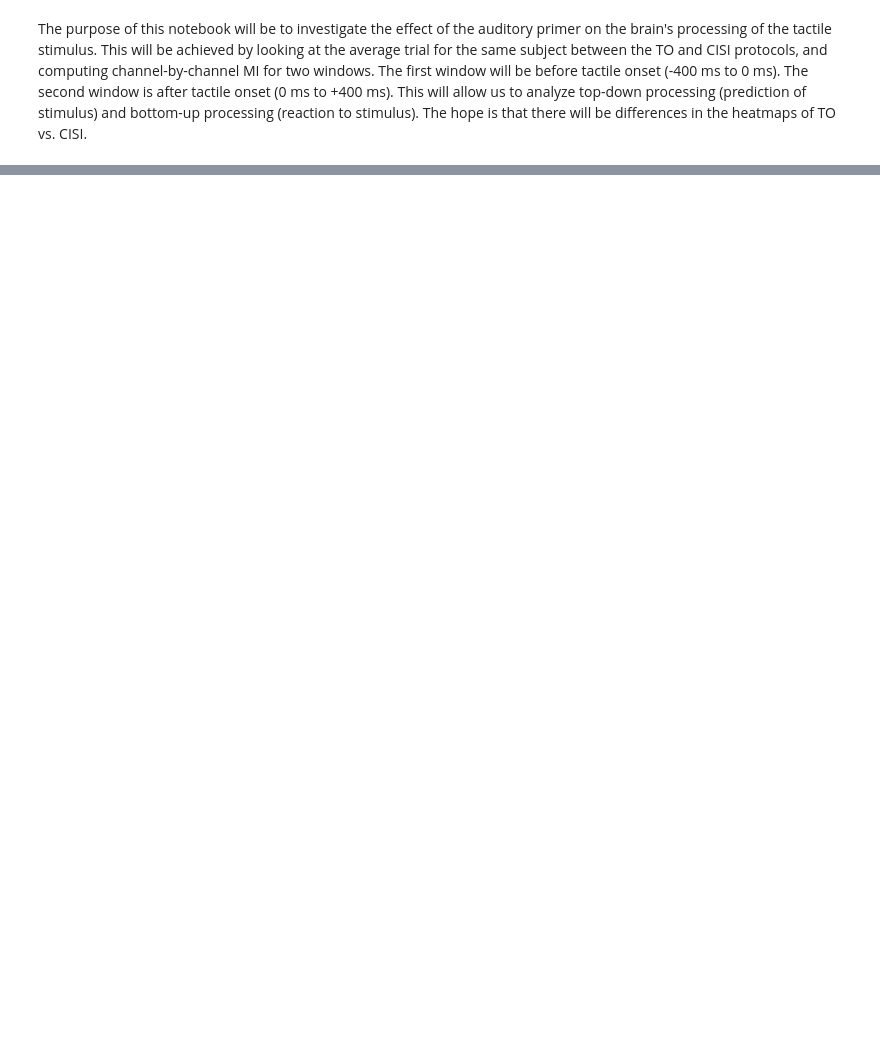
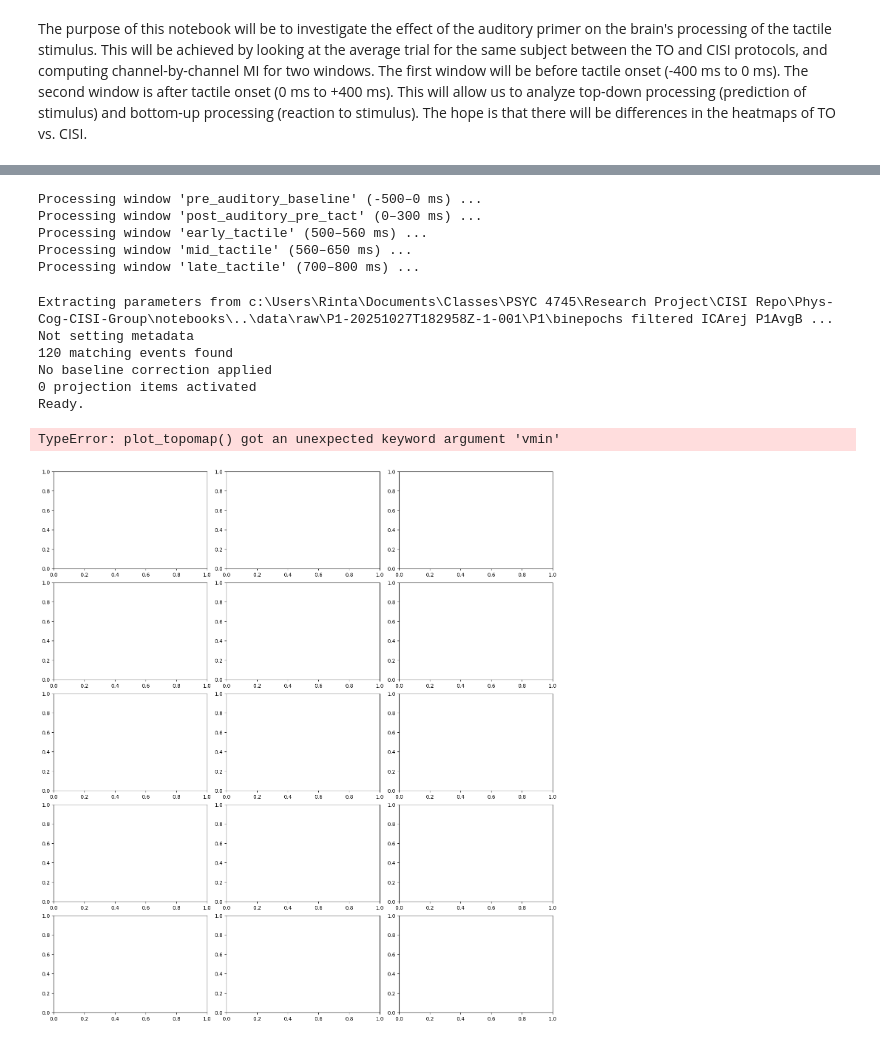
Before and after one commit to CRinHer/Phys-Cog-CISI-Group, a Jupyter notebook: notebooks/heatmap_analysis.ipynb, the cells around one changed output, grey strips where cells are left out. Drawn from its saved outputs; the diff is of its cells as text; code cells hidden in the pictures; blank space fills up the shorter version.

```diff
--- a/notebooks/heatmap_analysis.ipynb
+++ b/notebooks/heatmap_analysis.ipynb
@@ -15,0 +74,7 @@ from pathlib import Path
+# %%
+subjects = [2, 3, 5, 6, 7, 8, 9, 10, 11, 12, 13, 15, 16, 17]   # or however many you have
+
+cisi_all, to_all = load_all_subjects(subjects)
+
+print(cisi_all.shape)   # (n_subj, 60, 32, 1792)
+print(to_all.shape)     # (n_subj, 60, 32, 1792)
@@ -423,0 +421,27 @@ TrainingError: Training failed to produce a valid model checkpoint.
+# %%
+windows={
+        "pre_auditory_baseline":  (-500, 0),
+        "post_auditory_pre_tact": (0, 300),
+        "early_tactile":          (500, 560),
+        "mid_tactile":            (560, 650),
+        "late_tactile":           (700, 800)
+    }
+
+cisi_auc, to_auc = compute_all_windows(cisi_all, to_all, windows)
+
+cisi_auc["early_tactile"].shape
+
+cisi_mean = cisi_auc["early_tactile"].mean(axis=1)   # (14, 32)
+to_mean   = to_auc["early_tactile"].mean(axis=1)     # (14, 32)
+
+from scipy.stats import ttest_rel
+tvals, pvals = ttest_rel(cisi_mean, to_mean, axis=0)
+
+diff_auc = (cisi_mean - to_mean)   # (14,32)
+group_avg_diff = diff_auc.mean(axis=0)
+# %% [output]
+Processing window 'pre_auditory_baseline' (-500–0 ms) ...
+Processing window 'post_auditory_pre_tact' (0–300 ms) ...
+Processing window 'early_tactile' (500–560 ms) ...
+Processing window 'mid_tactile' (560–650 ms) ...
+Processing window 'late_tactile' (700–800 ms) ...
@@ -423,0 +524,17 @@ TrainingError: Training failed to produce a valid model checkpoint.
+# %%
+plot_multiwindow_topomaps(
+    cisi_auc=cisi_auc,
+    to_auc=to_auc,
+    windows=windows,
+    info=mne.io.read_epochs_eeglab(Path("../data/raw/P1-20251027T182958Z-1-001/P1/binepochs filtered ICArej P1AvgBOS2.set")).info,   # from your MNE-loaded dataset
+    vmax_factor=1.0          # adjust if needed
+)
+# %% [output]
+Extracting parameters from c:\Users\Rinta\Documents\Classes\PSYC 4745\Research Project\CISI Repo\Phys-Cog-CISI-Group\notebooks\..\data\raw\P1-20251027T182958Z-1-001\P1\binepochs filtered ICArej P1AvgB ...
+Not setting metadata
+120 matching events found
+No baseline correction applied
+0 projection items activated
+Ready.
+TypeError: plot_topomap() got an unexpected keyword argument 'vmin'
+[figure, added]
```
Also changed, not shown: parts of 18 cells of this notebook.
